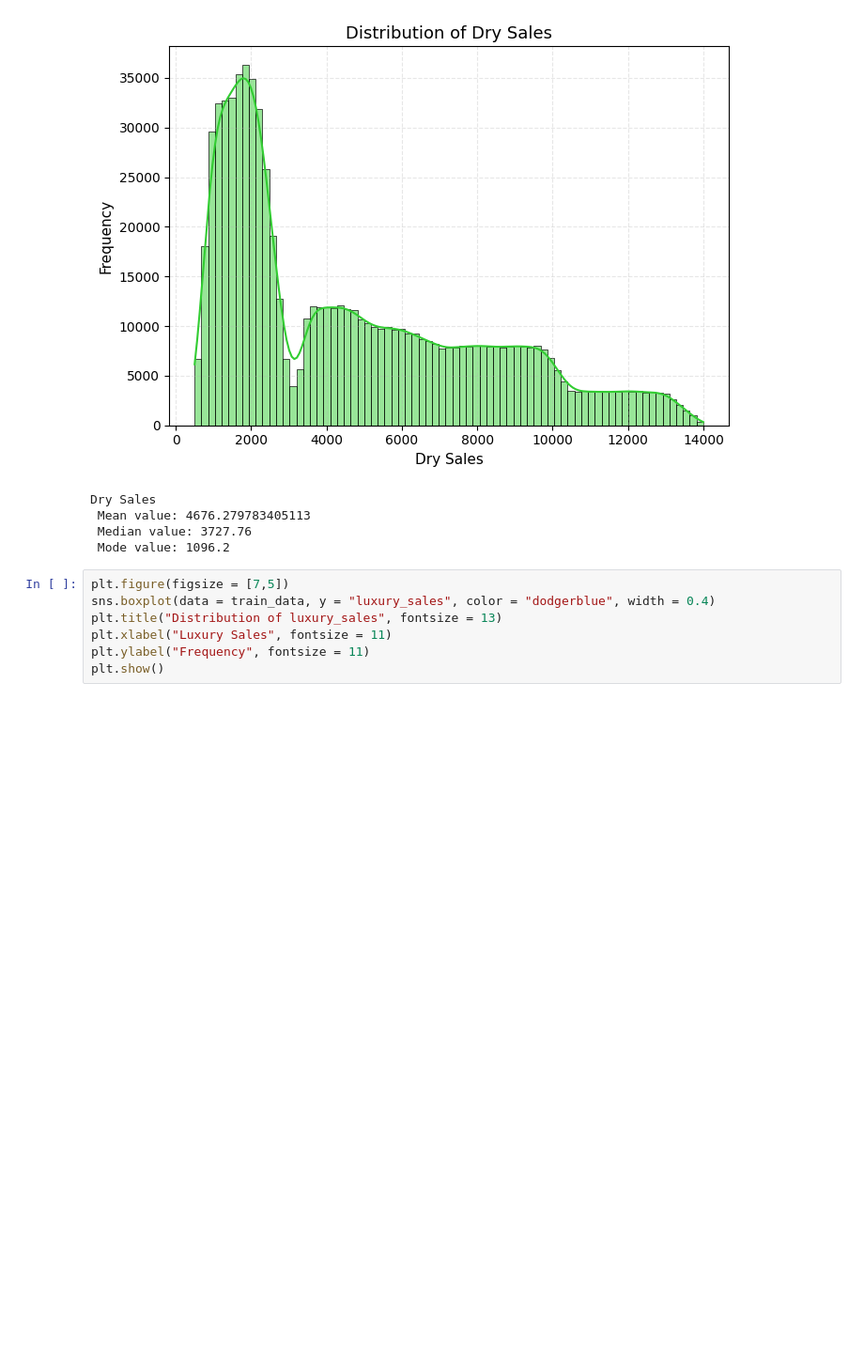
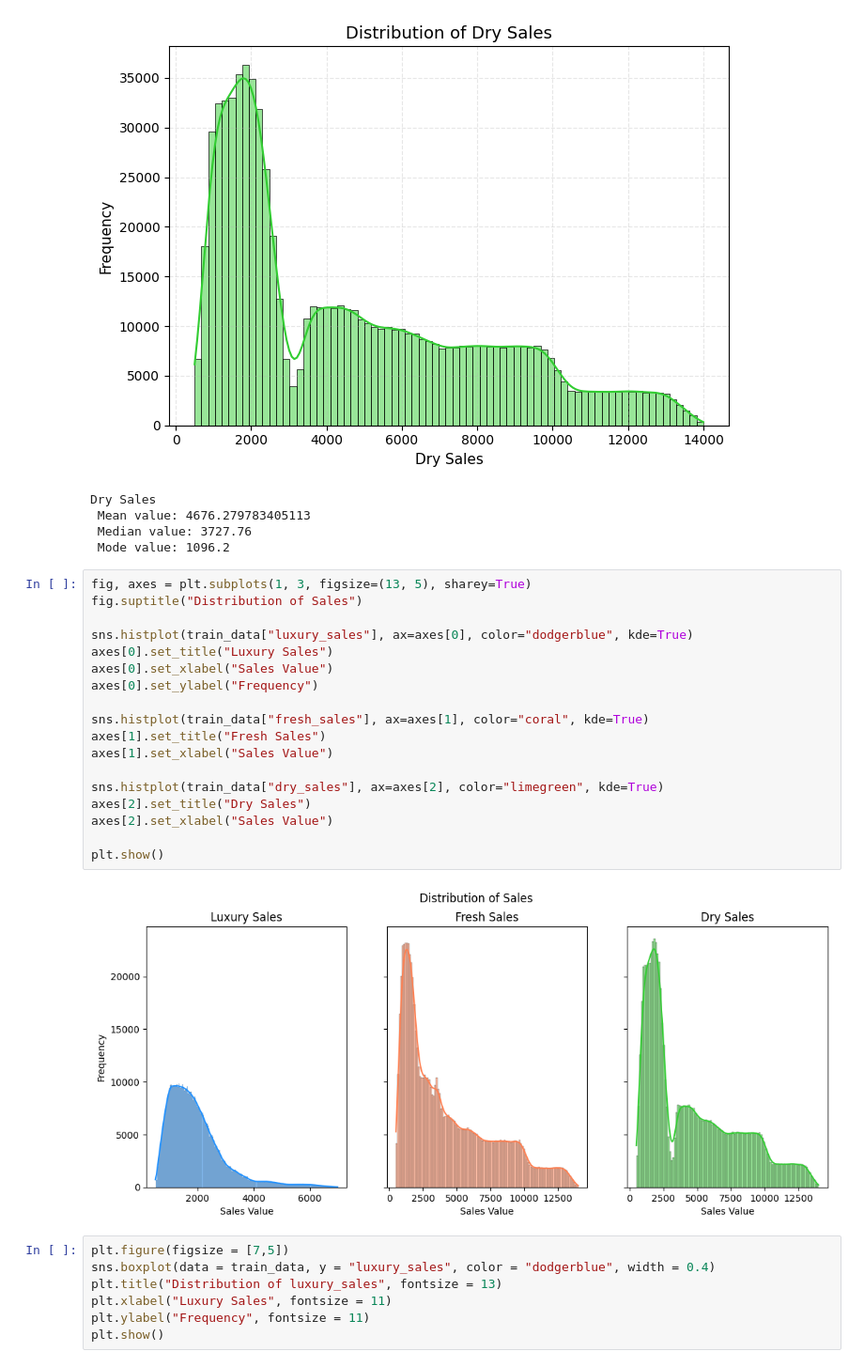
Before and after one commit to Krishnadayal/Data-Science-Project-Lifecycle, a Jupyter notebook: Finalised_Train.ipynb, the cells around one changed output. Shown at 94% size. Drawn from its saved outputs; the diff is of its cells as text; blank space fills up the shorter version.

```diff
--- a/Finalised_Train.ipynb
+++ b/Finalised_Train.ipynb
@@ -526,6 +526,26 @@ Dry Sales
  Mean value: 4676.279783405113
  Median value: 3727.76
  Mode value: 1096.2
+# %%
+fig, axes = plt.subplots(1, 3, figsize=(13, 5), sharey=True)
+fig.suptitle("Distribution of Sales")
+
+sns.histplot(train_data["luxury_sales"], ax=axes[0], color="dodgerblue", kde=True)
+axes[0].set_title("Luxury Sales")
+axes[0].set_xlabel("Sales Value")
+axes[0].set_ylabel("Frequency")
+
+sns.histplot(train_data["fresh_sales"], ax=axes[1], color="coral", kde=True)
+axes[1].set_title("Fresh Sales")
+axes[1].set_xlabel("Sales Value")
+
+sns.histplot(train_data["dry_sales"], ax=axes[2], color="limegreen", kde=True)
+axes[2].set_title("Dry Sales")
+axes[2].set_xlabel("Sales Value")
+
+plt.show()
+# %% [output]
+[figure, added]
 # %%
 plt.figure(figsize = [7,5])
 sns.boxplot(data = train_data, y = "luxury_sales", color = "dodgerblue", width = 0.4)
```
Also changed, not shown: parts of 2 cells of this notebook.
